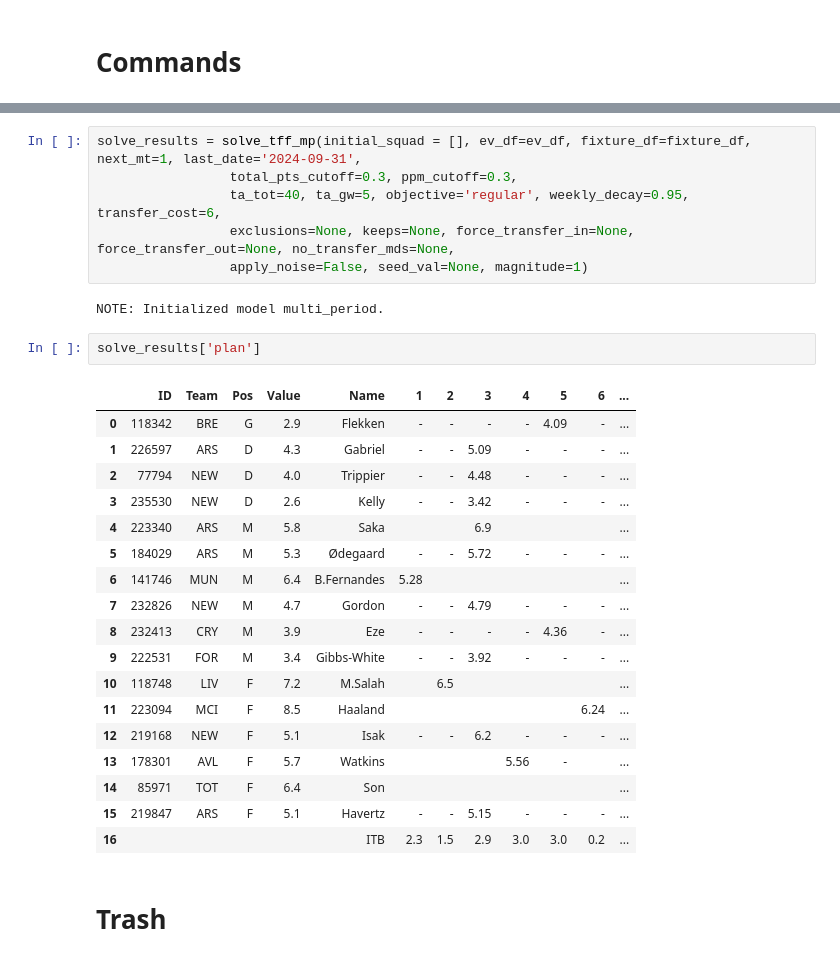
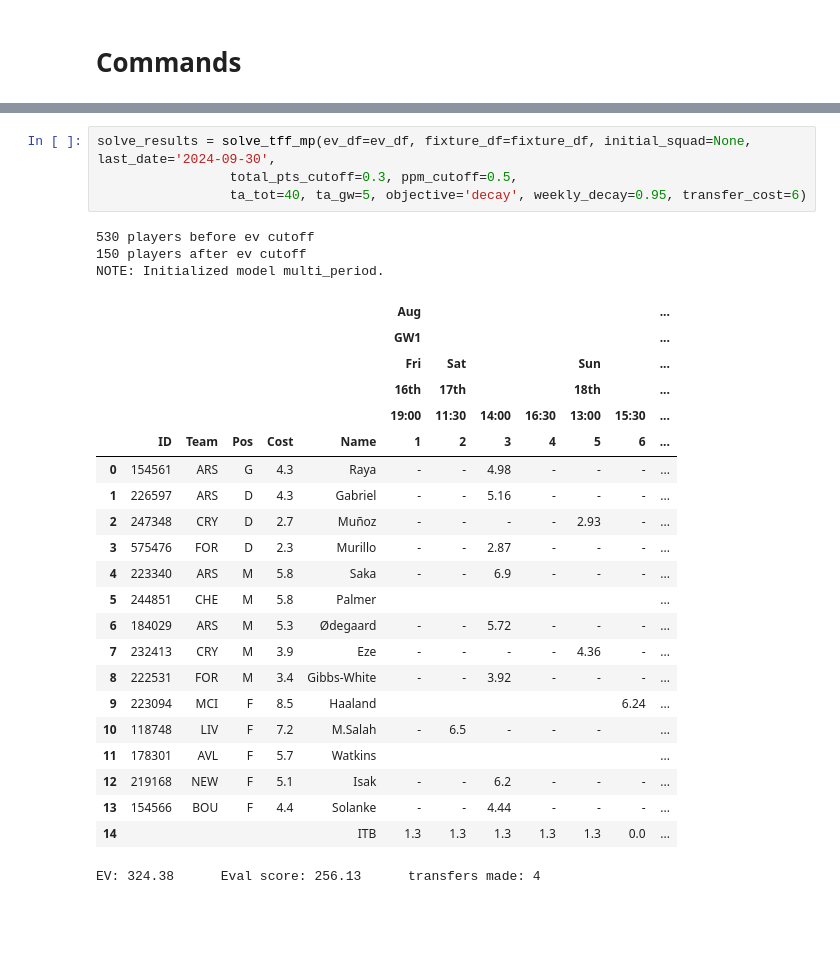
Before and after one commit to SamTroy/TFF_Optimization, a Jupyter notebook: notebooks/tff_optimization.ipynb, the cells around one changed output, grey strips where cells are left out. Saved outputs shown, nothing was run; the diff lists cells and outputs as text; blank space fills up the shorter version.

```diff
--- a/notebooks/tff_optimization.ipynb
+++ b/notebooks/tff_optimization.ipynb
@@ -733,31 +819,30 @@ Caculating player EV
 # %%
-solve_results = solve_tff_mp(initial_squad = [], ev_df=ev_df, fixture_df=fixture_df, next_mt=1, last_date='2024-09-31',
-                 total_pts_cutoff=0.3, ppm_cutoff=0.3,
-                 ta_tot=40, ta_gw=5, objective='regular', weekly_decay=0.95, transfer_cost=6,
-                 exclusions=None, keeps=None, force_transfer_in=None, force_transfer_out=None, no_transfer_mds=None,
-                 apply_noise=False, seed_val=None, magnitude=1)
+solve_results = solve_tff_mp(ev_df=ev_df, fixture_df=fixture_df, initial_squad=None, last_date='2024-09-30',
+                 total_pts_cutoff=0.3, ppm_cutoff=0.5,
+                 ta_tot=40, ta_gw=5, objective='decay', weekly_decay=0.95, transfer_cost=6)
 # %% [output]
+530 players before ev cutoff
+150 players after ev cutoff
 NOTE: Initialized model multi_period.
+|  |  |  |  |  |  | Aug |  |  |  |  |  | ... |
+|  |  |  |  |  |  | GW1 |  |  |  |  |  | ... |
+|  |  |  |  |  |  | Fri | Sat |  |  | Sun |  | ... |
+|  |  |  |  |  |  | 16th | 17th |  |  | 18th |  | ... |
+|  |  |  |  |  |  | 19:00 | 11:30 | 14:00 | 16:30 | 13:00 | 15:30 | ... |
+|  | ID | Team | Pos | Cost | Name | 1 | 2 | 3 | 4 | 5 | 6 | ... |
+| 0 | 154561 | ARS | G | 4.3 | Raya | - | - | 4.98 | - | - | - | ... |
+| 1 | 226597 | ARS | D | 4.3 | Gabriel | - | - | 5.16 | - | - | - | ... |
+| 2 | 247348 | CRY | D | 2.7 | Muñoz | - | - | - | - | 2.93 | - | ... |
+| 3 | 575476 | FOR | D | 2.3 | Murillo | - | - | 2.87 | - | - | - | ... |
+| 4 | 223340 | ARS | M | 5.8 | Saka | - | - | 6.9 | - | - | - | ... |
+| 5 | 244851 | CHE | M | 5.8 | Palmer |  |  |  |  |  |  | ... |
+| 6 | 184029 | ARS | M | 5.3 | Ødegaard | - | - | 5.72 | - | - | - | ... |
+| 7 | 232413 | CRY | M | 3.9 | Eze | - | - | - | - | 4.36 | - | ... |
+| 8 | 222531 | FOR | M | 3.4 | Gibbs-White | - | - | 3.92 | - | - | - | ... |
+| 9 | 223094 | MCI | F | 8.5 | Haaland |  |  |  |  |  | 6.24 | ... |
+| 10 | 118748 | LIV | F | 7.2 | M.Salah | - | 6.5 | - | - | - |  | ... |
+| 11 | 178301 | AVL | F | 5.7 | Watkins |  |  |  |  |  |  | ... |
+| 12 | 219168 | NEW | F | 5.1 | Isak | - | - | 6.2 | - | - | - | ... |
+| 13 | 154566 | BOU | F | 4.4 | Solanke | - | - | 4.44 | - | - | - | ... |
+| 14 |  |  |  |  | ITB | 1.3 | 1.3 | 1.3 | 1.3 | 1.3 | 0.0 | ... |
+EV: 324.38      Eval score: 256.13      transfers made: 4
-# %%
-solve_results['plan']
-# %% [output]
-|  | ID | Team | Pos | Value | Name | 1 | 2 | 3 | 4 | 5 | 6 | ... |
-| 0 | 118342 | BRE | G | 2.9 | Flekken | - | - | - | - | 4.09 | - | ... |
-| 1 | 226597 | ARS | D | 4.3 | Gabriel | - | - | 5.09 | - | - | - | ... |
-| 2 | 77794 | NEW | D | 4.0 | Trippier | - | - | 4.48 | - | - | - | ... |
-| 3 | 235530 | NEW | D | 2.6 | Kelly | - | - | 3.42 | - | - | - | ... |
-| 4 | 223340 | ARS | M | 5.8 | Saka |  |  | 6.9 |  |  |  | ... |
-| 5 | 184029 | ARS | M | 5.3 | Ødegaard | - | - | 5.72 | - | - | - | ... |
-| 6 | 141746 | MUN | M | 6.4 | B.Fernandes | 5.28 |  |  |  |  |  | ... |
-| 7 | 232826 | NEW | M | 4.7 | Gordon | - | - | 4.79 | - | - | - | ... |
-| 8 | 232413 | CRY | M | 3.9 | Eze | - | - | - | - | 4.36 | - | ... |
-| 9 | 222531 | FOR | M | 3.4 | Gibbs-White | - | - | 3.92 | - | - | - | ... |
-| 10 | 118748 | LIV | F | 7.2 | M.Salah |  | 6.5 |  |  |  |  | ... |
-| 11 | 223094 | MCI | F | 8.5 | Haaland |  |  |  |  |  | 6.24 | ... |
-| 12 | 219168 | NEW | F | 5.1 | Isak | - | - | 6.2 | - | - | - | ... |
-| 13 | 178301 | AVL | F | 5.7 | Watkins |  |  |  | 5.56 | - |  | ... |
-| 14 | 85971 | TOT | F | 6.4 | Son |  |  |  |  |  |  | ... |
-| 15 | 219847 | ARS | F | 5.1 | Havertz | - | - | 5.15 | - | - | - | ... |
-| 16 |  |  |  |  | ITB | 2.3 | 1.5 | 2.9 | 3.0 | 3.0 | 0.2 | ... |
-# %% [markdown]
-# Trash
```
Also changed, not shown: parts of 23 cells of this notebook, 1 other file.
